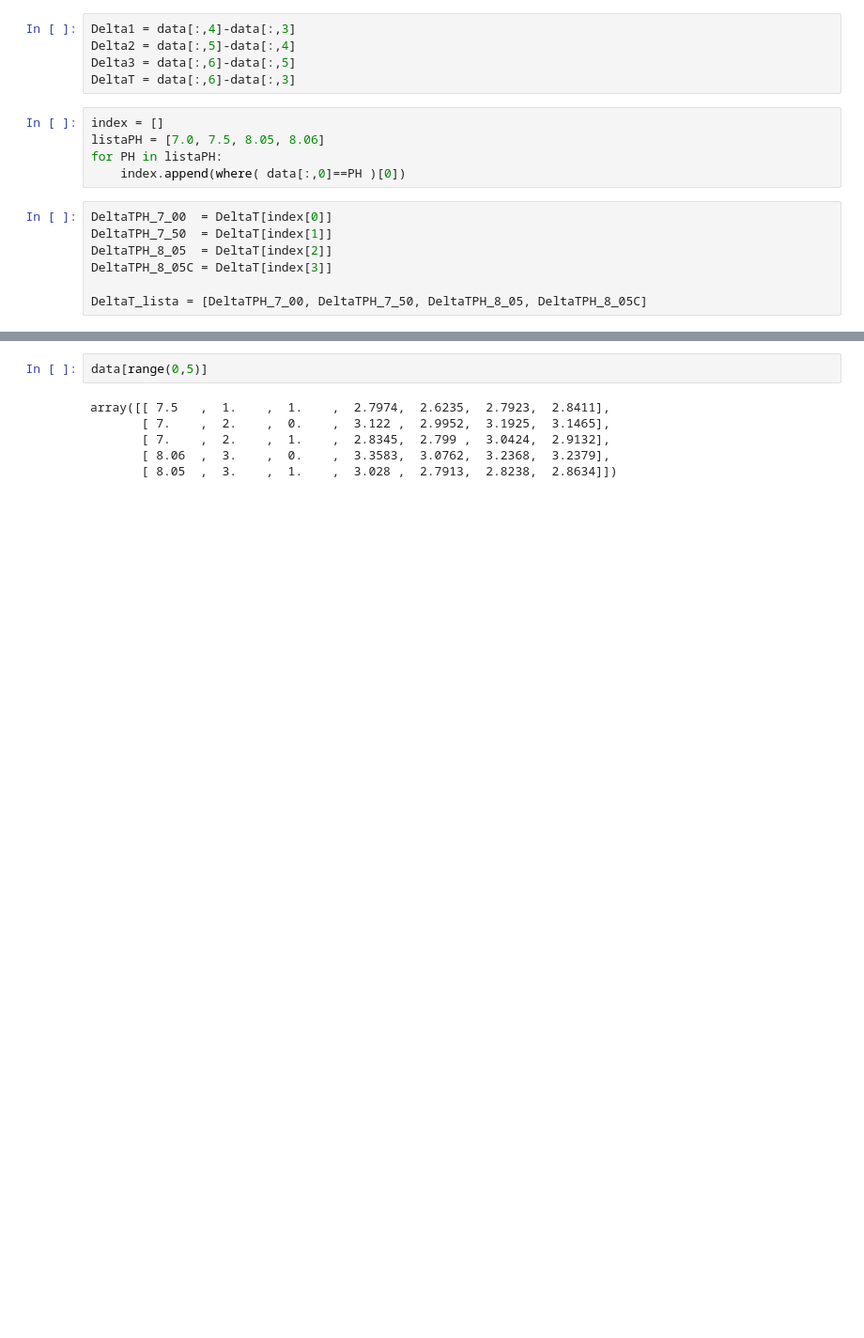
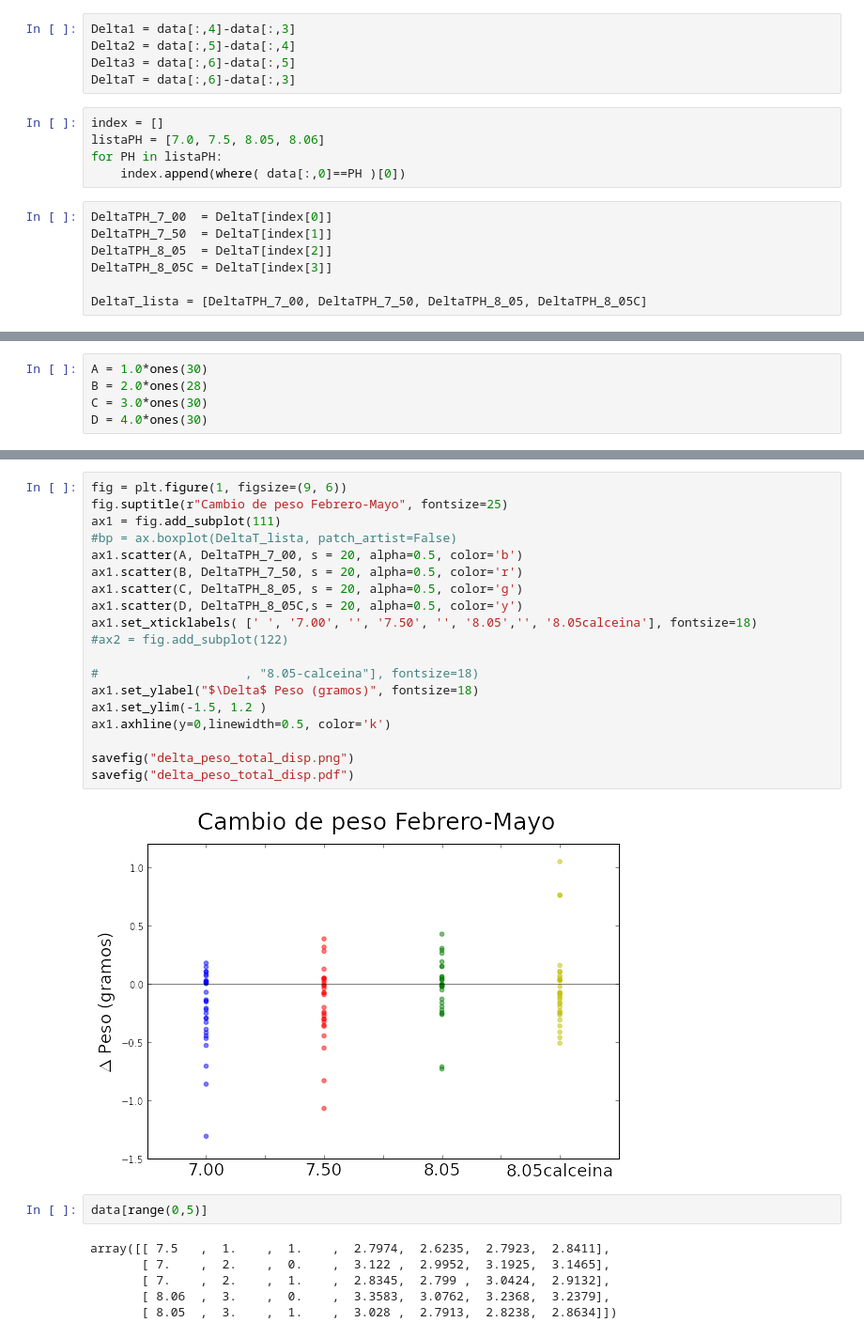
Before and after one commit to flgomezc/Escleritos, a Jupyter notebook: analisis_2015-1/Delta_pesos.ipynb, the cells around one changed output, grey strips where cells are left out. Shown at 94% size. Saved outputs shown, nothing was run; the diff lists cells and outputs as text; blank space fills up the shorter version.

Commit message:
Diagramas de Dispersion

```diff
--- a/analisis_2015-1/Delta_pesos.ipynb
+++ b/analisis_2015-1/Delta_pesos.ipynb
@@ -35,2 +35,7 @@ savefig("delta_peso_total.pdf")
 # %% [output]
 [figure]
+# %%
+A = 1.0*ones(30)
+B = 2.0*ones(28)
+C = 3.0*ones(30)
+D = 4.0*ones(30)
@@ -37,3 +50,24 @@ savefig("delta_peso_total.pdf")
+# %%
+fig = plt.figure(1, figsize=(9, 6))
+fig.suptitle(r"Cambio de peso Febrero-Mayo", fontsize=25)
+ax1 = fig.add_subplot(111)
+#bp = ax.boxplot(DeltaT_lista, patch_artist=False)
+ax1.scatter(A, DeltaTPH_7_00, s = 20, alpha=0.5, color='b')
+ax1.scatter(B, DeltaTPH_7_50, s = 20, alpha=0.5, color='r')
+ax1.scatter(C, DeltaTPH_8_05, s = 20, alpha=0.5, color='g')
+ax1.scatter(D, DeltaTPH_8_05C,s = 20, alpha=0.5, color='y')
+ax1.set_xticklabels( [' ', '7.00', '', '7.50', '', '8.05','', '8.05calceina'], fontsize=18)
+#ax2 = fig.add_subplot(122)
+
+#                    , "8.05-calceina"], fontsize=18)
+ax1.set_ylabel("$\Delta$ Peso (gramos)", fontsize=18)
+ax1.set_ylim(-1.5, 1.2 )
+ax1.axhline(y=0,linewidth=0.5, color='k')
+
+savefig("delta_peso_total_disp.png")
+savefig("delta_peso_total_disp.pdf")
+# %% [output]
+[figure, added]
 # %%
 data[range(0,5)]
 # %% [output]
```
Also changed, not shown: parts of 5 cells of this notebook, 2 other files.
